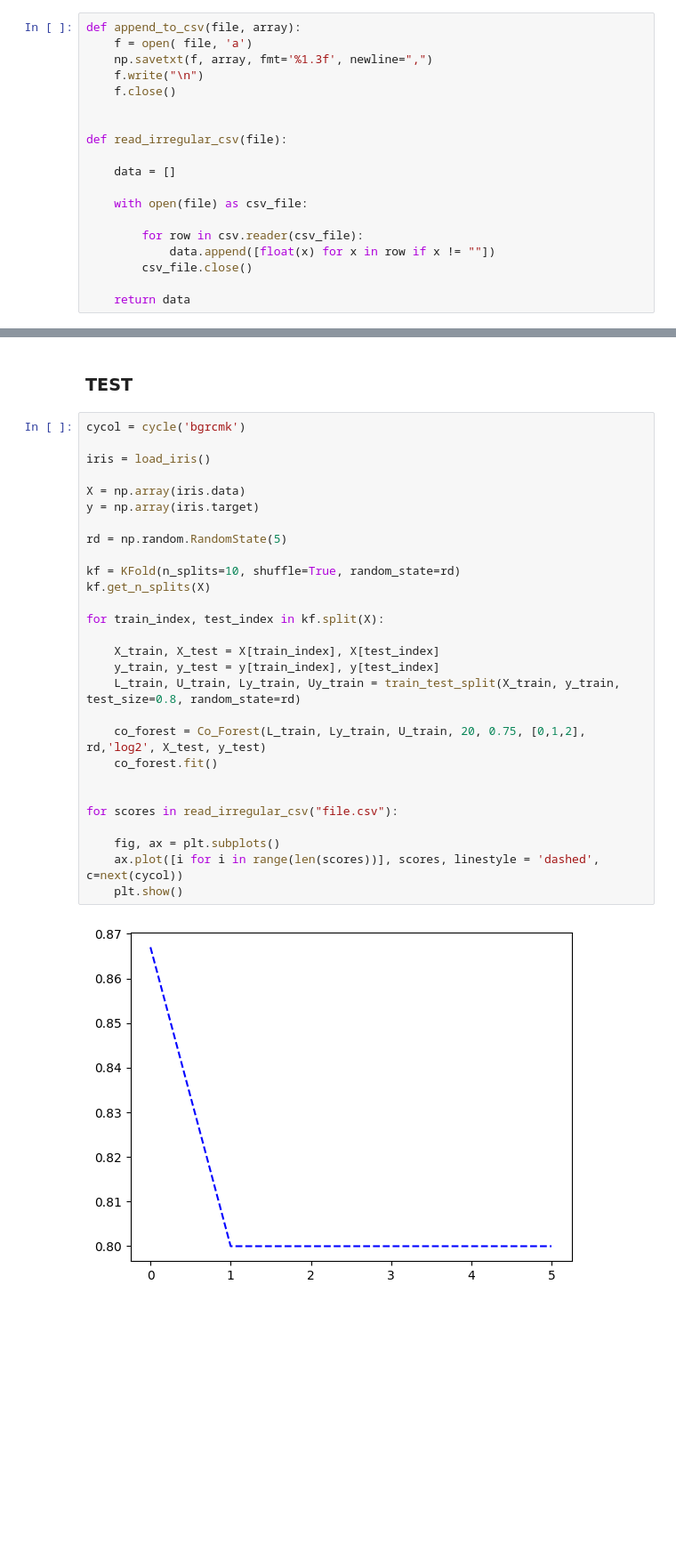
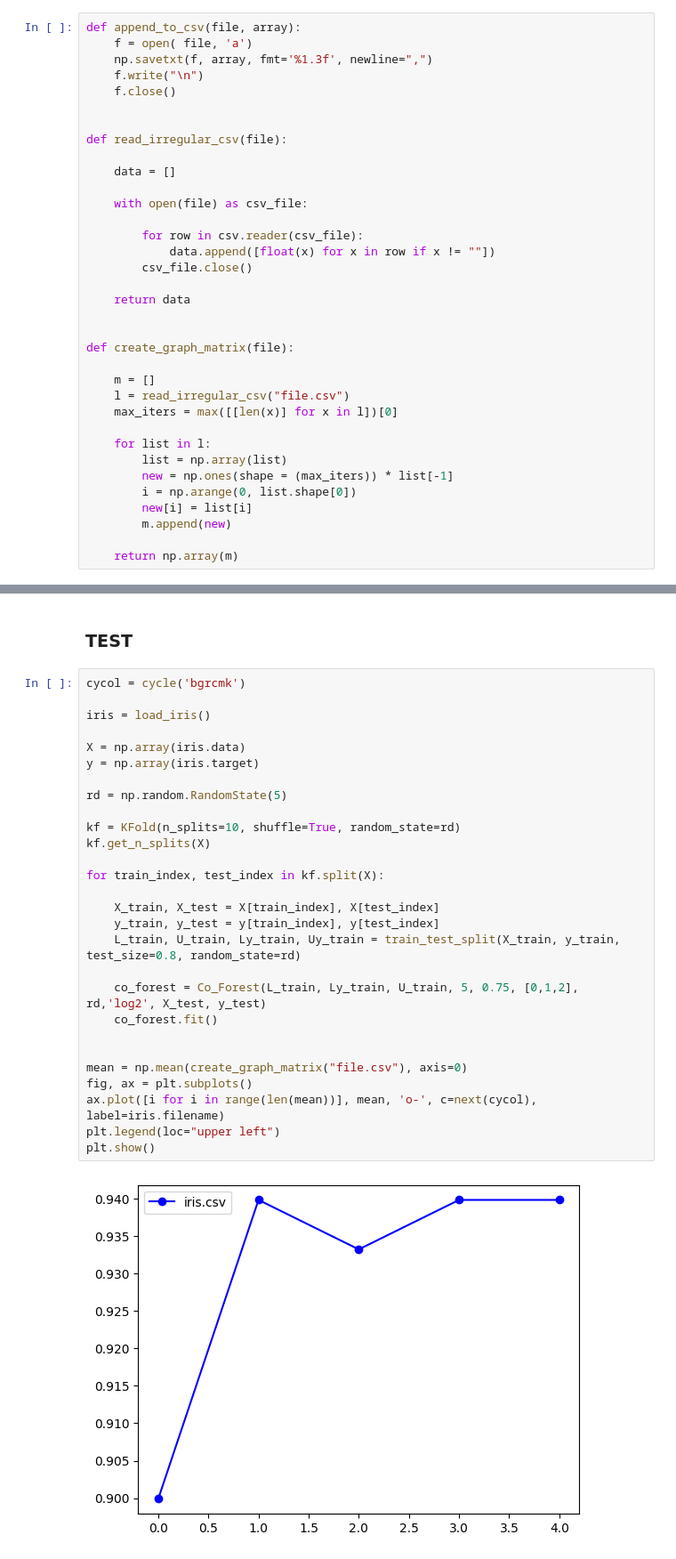
Before and after one commit to phf1001/semisupervised-learning-in-cibersecurity, a Jupyter notebook: src/co-forest-graphs.ipynb, the cells around one changed output, grey strips where cells are left out. Shown at 89% size. Saved outputs shown, nothing was run; the diff lists cells and outputs as text; blank space fills up the shorter version.

Commit message:
[S05] src: mean graph one dataset

```diff
--- a/src/co-forest-graphs.ipynb
+++ b/src/co-forest-graphs.ipynb
@@ -45,6 +47,22 @@ def read_irregular_csv(file):
         csv_file.close()
 
     return data
+
+
+def create_graph_matrix(file):
+
+    m = []
+    l = read_irregular_csv("file.csv")
+    max_iters = max([[len(x)] for x in l])[0]
+
+    for list in l:
+        list = np.array(list)
+        new = np.ones(shape = (max_iters)) * list[-1]
+        i = np.arange(0, list.shape[0])
+        new[i] = list[i]
+        m.append(new)
+
+    return np.array(m)
 # %% [markdown]
 ### **CLASS**
 # %%
@@ -378,30 +396,30 @@ class Co_Forest:
 # %%
 cycol = cycle('bgrcmk')
 
 iris = load_iris()
 
 X = np.array(iris.data)
 y = np.array(iris.target)
 
 rd = np.random.RandomState(5)
 
 kf = KFold(n_splits=10, shuffle=True, random_state=rd)
 kf.get_n_splits(X)
 
 for train_index, test_index in kf.split(X):
 
     X_train, X_test = X[train_index], X[test_index]
     y_train, y_test = y[train_index], y[test_index]
     L_train, U_train, Ly_train, Uy_train = train_test_split(X_train, y_train, test_size=0.8, random_state=rd)
 
-    co_forest = Co_Forest(L_train, Ly_train, U_train, 20, 0.75, [0,1,2], rd,'log2', X_test, y_test)
+    co_forest = Co_Forest(L_train, Ly_train, U_train, 5, 0.75, [0,1,2], rd,'log2', X_test, y_test)
     co_forest.fit()
 
 
-for scores in read_irregular_csv("file.csv"):
-
-    fig, ax = plt.subplots()
-    ax.plot([i for i in range(len(scores))], scores, linestyle = 'dashed', c=next(cycol))
-    plt.show()
+mean = np.mean(create_graph_matrix("file.csv"), axis=0)
+fig, ax = plt.subplots()
+ax.plot([i for i in range(len(mean))], mean, 'o-', c=next(cycol), label=iris.filename)
+plt.legend(loc="upper left")
+plt.show()
 # %% [output]
-[figure, old version]
+[figure, new version]
```
Also changed, not shown: parts of 2 cells of this notebook, 1 other file.
